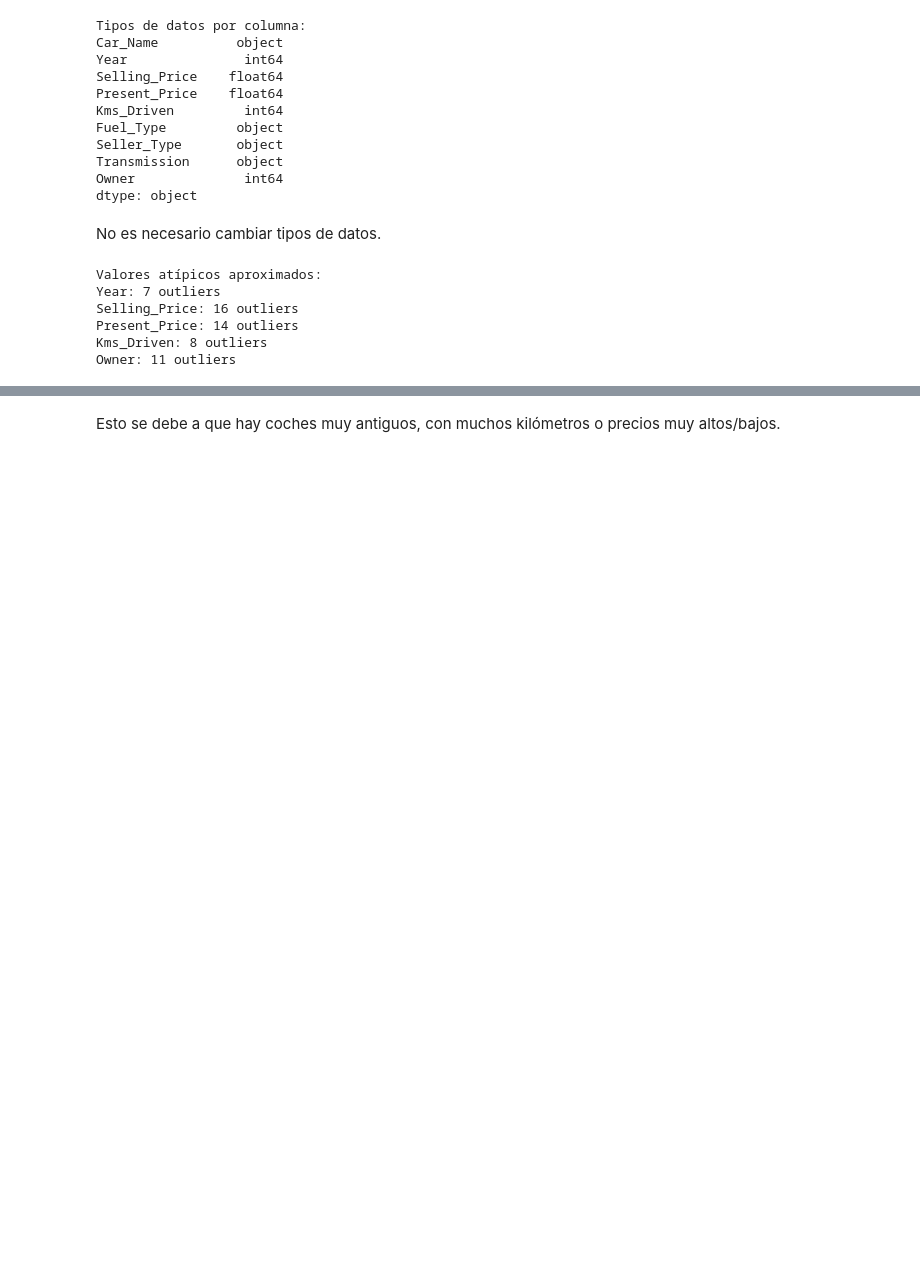
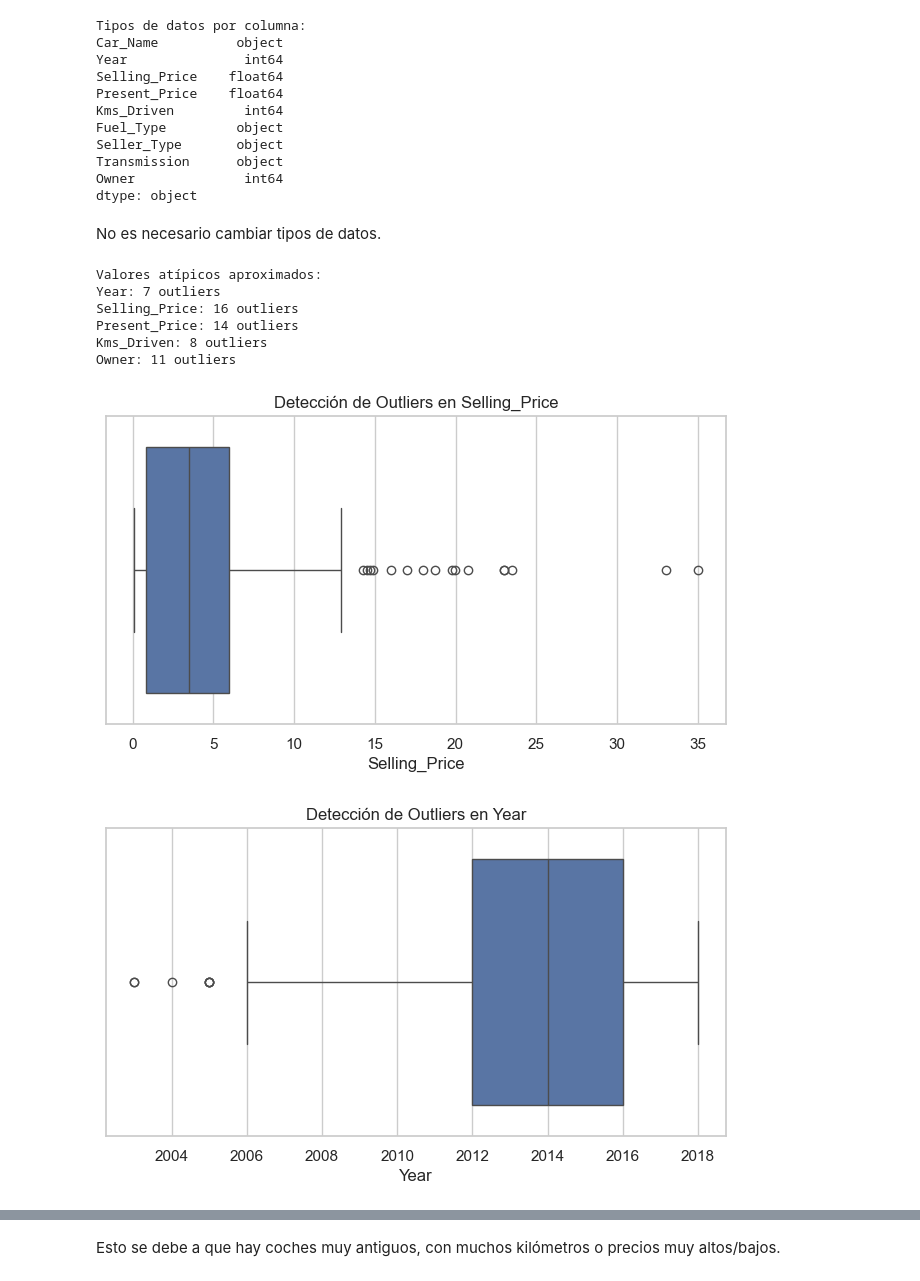
Before and after one commit to jatoapan/PreCIAP_2PAO_2025_Grupo1, a Jupyter notebook: Notebooks/01_data_exploration.ipynb, the cells around one changed output, grey strips where cells are left out. Saved outputs shown, nothing was run; the diff lists cells and outputs as text; code cells hidden in the pictures; blank space fills up the shorter version.

Commit message:
Boxplots para detectar outliers

```diff
--- a/Notebooks/01_data_exploration.ipynb
+++ b/Notebooks/01_data_exploration.ipynb
@@ -166,18 +166,46 @@ No es necesario cambiar tipos de datos.
 # %%
 #Valores atípicos para variables numéricas
 num_cols = df.select_dtypes(include=np.number).columns.tolist()
 print("Valores atípicos aproximados:")
 for col in num_cols:
     Q1 = df[col].quantile(0.25)
     Q3 = df[col].quantile(0.75)
     IQR = Q3 - Q1
     outliers = df[(df[col] < Q1 - 1.5*IQR) | (df[col] > Q3 + 1.5*IQR)]
     print(f"{col}: {len(outliers)} outliers")
 print("\n")
+
+plt.figure(figsize=(8, 4))
+sns.boxplot(x=df['Selling_Price'])
+plt.title('Detección de Outliers en Selling_Price')
+plt.show()
+
+plt.figure(figsize=(8, 4))
+sns.boxplot(x=df['Year'])
+plt.title('Detección de Outliers en Year')
+plt.show()
+
+plt.figure(figsize=(8, 4))
+sns.boxplot(x=df['Present_Price'])
+plt.title('Detección de Outliers en Present_Price')
+plt.show()
+
+plt.figure(figsize=(8, 4))
+sns.boxplot(x=df['Kms_Driven'])
+plt.title('Detección de Outliers en Kms_Driven')
+plt.show()
+
+
+plt.figure(figsize=(8, 4))
+sns.boxplot(x=df['Owner'])
+plt.title('Detección de Outliers en Owner')
+plt.show()
 # %% [output]
 Valores atípicos aproximados:
 Year: 7 outliers
 Selling_Price: 16 outliers
 Present_Price: 14 outliers
 Kms_Driven: 8 outliers
 Owner: 11 outliers
+[figure, added]
+[figure, added]
```
Also changed, not shown: parts of 2 cells of this notebook.
